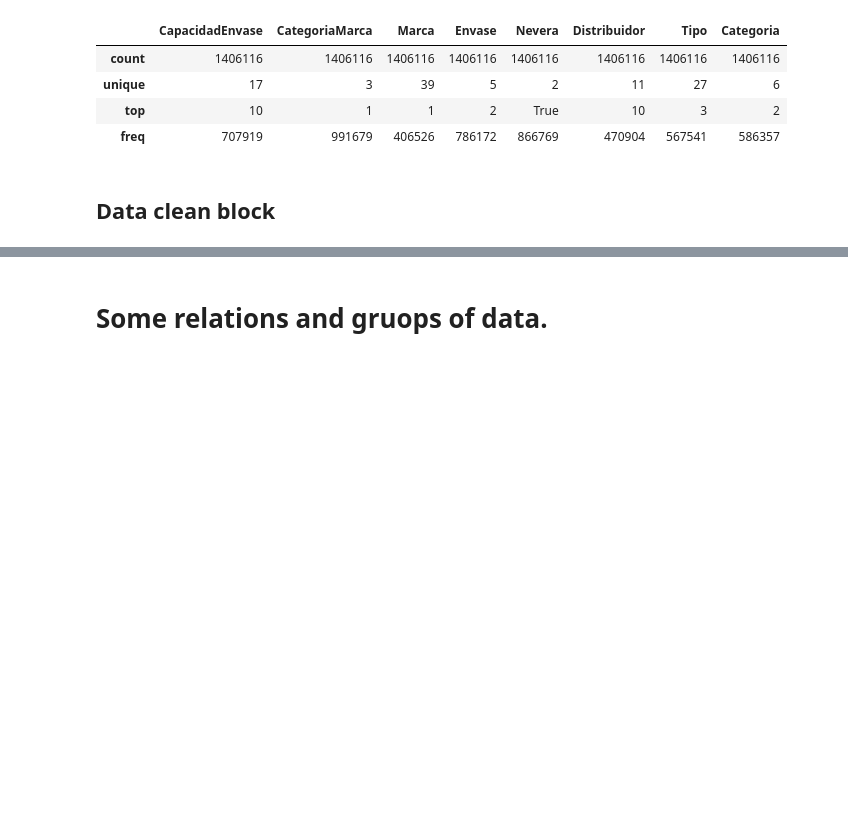
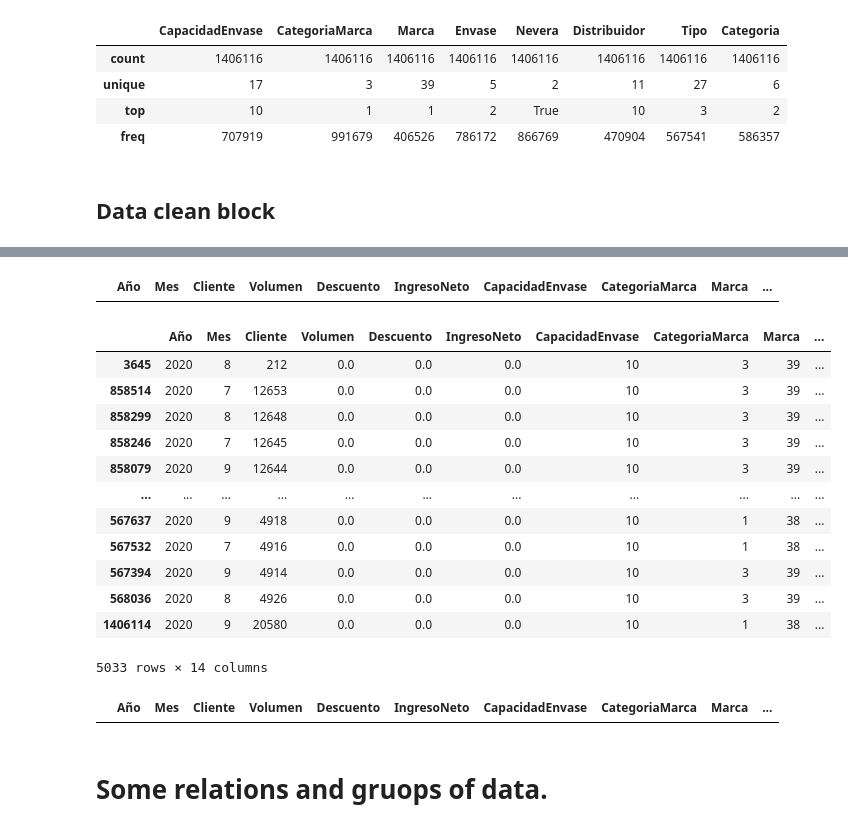
Before and after one commit to LauraTrujilloT/Datacup2020_TheCurlyPals_COL, a Jupyter notebook: notebooks/Oscar.ipynb, the cells around one changed output, grey strips where cells are left out. Drawn from its saved outputs; the diff is of its cells as text; code cells hidden in the pictures; blank space fills up the shorter version.

```diff
--- a/notebooks/Oscar.ipynb
+++ b/notebooks/Oscar.ipynb
@@ -339,0 +343,20 @@ dataset.describe()
+# %%
+dataset[(dataset['Volumen'] > 0) & (dataset['IngresoNeto'] <= 0)].sort_values('IngresoNeto')
+# %% [output]
+|  | Año | Mes | Cliente | Volumen | Descuento | IngresoNeto | CapacidadEnvase | CategoriaMarca | Marca | ... |
+# %%
+dataset[(dataset['Volumen'] == 0) & (dataset['IngresoNeto'] == 0)].sort_values('IngresoNeto')
+# %% [output]
+|  | Año | Mes | Cliente | Volumen | Descuento | IngresoNeto | CapacidadEnvase | CategoriaMarca | Marca | ... |
+| 3645 | 2020 | 8 | 212 | 0.0 | 0.0 | 0.0 | 10 | 3 | 39 | ... |
+| 858514 | 2020 | 7 | 12653 | 0.0 | 0.0 | 0.0 | 10 | 3 | 39 | ... |
+| 858299 | 2020 | 8 | 12648 | 0.0 | 0.0 | 0.0 | 10 | 3 | 39 | ... |
+| 858246 | 2020 | 7 | 12645 | 0.0 | 0.0 | 0.0 | 10 | 3 | 39 | ... |
+| 858079 | 2020 | 9 | 12644 | 0.0 | 0.0 | 0.0 | 10 | 3 | 39 | ... |
+| ... | ... | ... | ... | ... | ... | ... | ... | ... | ... | ... |
+| 567637 | 2020 | 9 | 4918 | 0.0 | 0.0 | 0.0 | 10 | 1 | 38 | ... |
+| 567532 | 2020 | 7 | 4916 | 0.0 | 0.0 | 0.0 | 10 | 1 | 38 | ... |
+| 567394 | 2020 | 9 | 4914 | 0.0 | 0.0 | 0.0 | 10 | 3 | 39 | ... |
+| 568036 | 2020 | 8 | 4926 | 0.0 | 0.0 | 0.0 | 10 | 3 | 39 | ... |
+| 1406114 | 2020 | 9 | 20580 | 0.0 | 0.0 | 0.0 | 10 | 1 | 38 | ... |
+5033 rows × 14 columns
@@ -340,3 +367,7 @@ dataset.describe()
+# %%
+dataset[(dataset['Volumen'] > 0) & (dataset['IngresoNeto'] <= 0)].sort_values('IngresoNeto')
+# %% [output]
+|  | Año | Mes | Cliente | Volumen | Descuento | IngresoNeto | CapacidadEnvase | CategoriaMarca | Marca | ... |
 # %% [markdown]
 # Some relations and gruops of data.
 # %%
```
Also changed, not shown: parts of 13 cells of this notebook, 1 other file.
